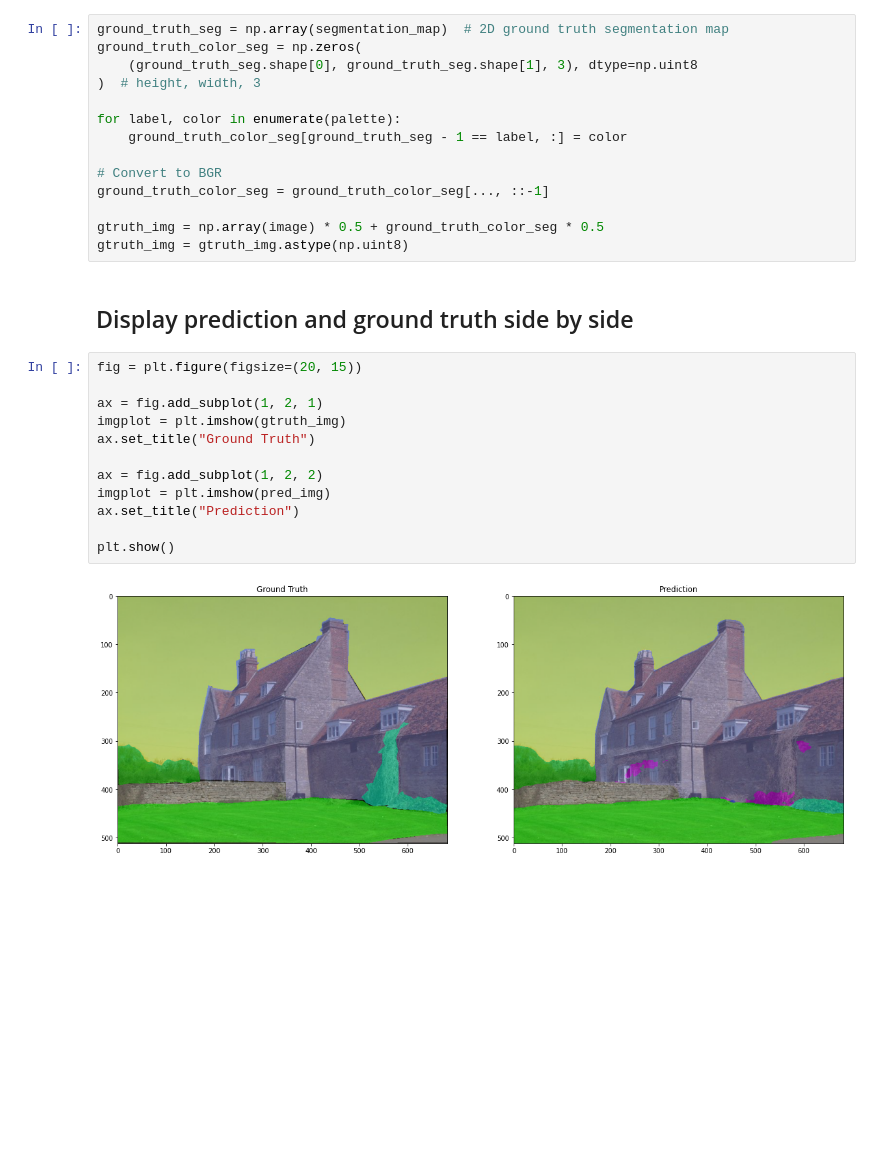
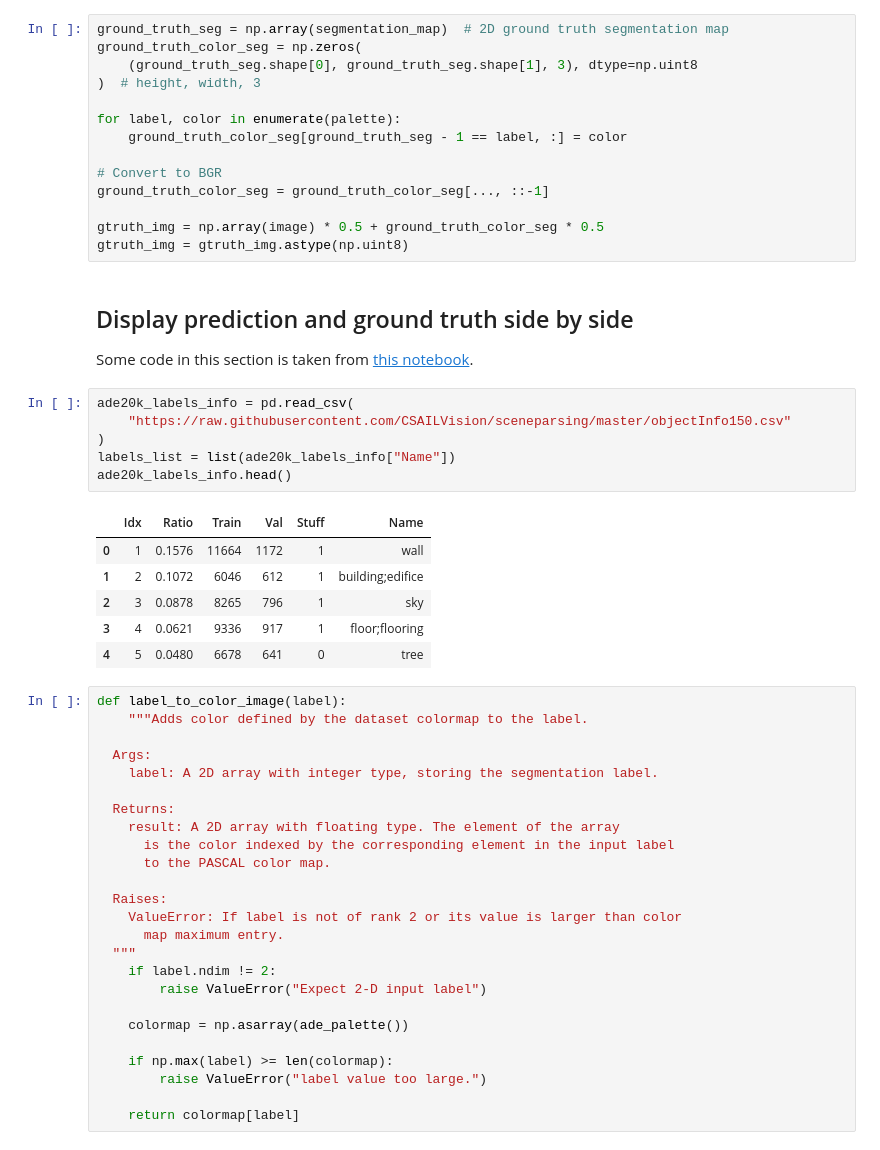
Before and after one commit to deep-diver/segformer-tf-transformers, a Jupyter notebook: notebooks/TFSegFormer_Inference.ipynb, the cells around one changed output. Saved outputs shown, nothing was run; the diff lists cells and outputs as text; blank space fills up the shorter version.

```diff
--- a/notebooks/TFSegFormer_Inference.ipynb
+++ b/notebooks/TFSegFormer_Inference.ipynb
@@ -287,19 +289,45 @@ ground_truth_color_seg = ground_truth_color_seg[..., ::-1]
 
 gtruth_img = np.array(image) * 0.5 + ground_truth_color_seg * 0.5
 gtruth_img = gtruth_img.astype(np.uint8)
-# %% [markdown]
-## Display prediction and ground truth side by side
-# %%
-fig = plt.figure(figsize=(20, 15))
-
-ax = fig.add_subplot(1, 2, 1)
-imgplot = plt.imshow(gtruth_img)
-ax.set_title("Ground Truth")
-
-ax = fig.add_subplot(1, 2, 2)
-imgplot = plt.imshow(pred_img)
-ax.set_title("Prediction")
-
-plt.show()
-# %% [output]
-[figure, removed]
+# %% [markdown]
+## Display prediction and ground truth side by side
+
+Some code in this section is taken from [this notebook](https://github.com/sayakpaul/Adventures-in-TensorFlow-Lite/blob/master/DeepLabV3/DeepLab_TFLite_ADE20k.ipynb).
+# %%
+ade20k_labels_info = pd.read_csv(
+    "https://raw.githubusercontent.com/CSAILVision/sceneparsing/master/objectInfo150.csv"
+)
+labels_list = list(ade20k_labels_info["Name"])
+ade20k_labels_info.head()
+# %% [output]
+|  | Idx | Ratio | Train | Val | Stuff | Name |
+| 0 | 1 | 0.1576 | 11664 | 1172 | 1 | wall |
+| 1 | 2 | 0.1072 | 6046 | 612 | 1 | building;edifice |
+| 2 | 3 | 0.0878 | 8265 | 796 | 1 | sky |
+| 3 | 4 | 0.0621 | 9336 | 917 | 1 | floor;flooring |
+| 4 | 5 | 0.0480 | 6678 | 641 | 0 | tree |
+# %%
+def label_to_color_image(label):
+    """Adds color defined by the dataset colormap to the label.
+
+  Args:
+    label: A 2D array with integer type, storing the segmentation label.
+
+  Returns:
+    result: A 2D array with floating type. The element of the array
+      is the color indexed by the corresponding element in the input label
+      to the PASCAL color map.
+
+  Raises:
+    ValueError: If label is not of rank 2 or its value is larger than color
+      map maximum entry.
+  """
+    if label.ndim != 2:
+        raise ValueError("Expect 2-D input label")
+
+    colormap = np.asarray(ade_palette())
+
+    if np.max(label) >= len(colormap):
+        raise ValueError("label value too large.")
+
+    return colormap[label]
```
Also changed, not shown: parts of 3 cells of this notebook.
